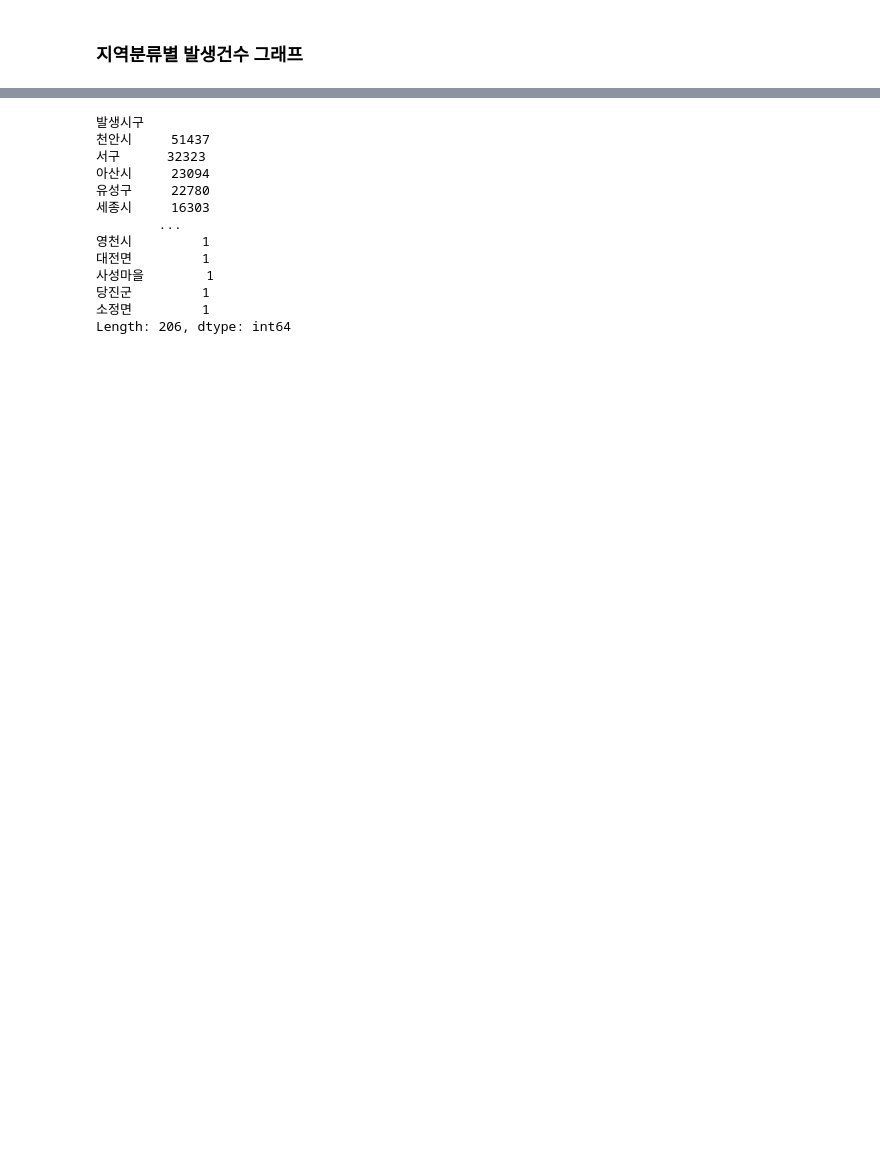
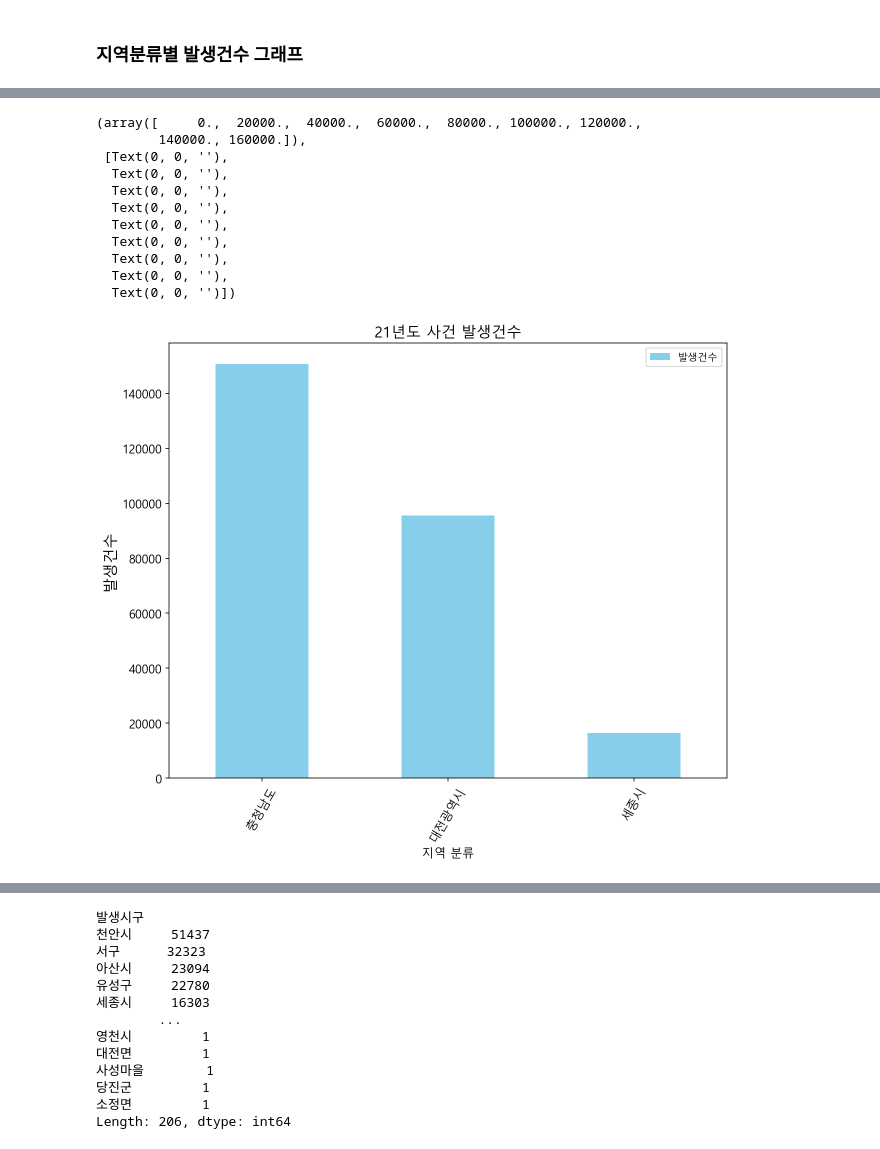
Before and after one commit to Dev1120/ForPolice, a Jupyter notebook: lsg/0204 지치안-연도별 발생건수 시각화.ipynb, the cells around one changed output, grey strips where cells are left out. Cells and saved outputs as stored; diff of their text form; code cells hidden in the pictures; blank space fills up the shorter version.

```diff
--- a/lsg/0204 지치안-연도별 발생건수 시각화.ipynb
+++ b/lsg/0204 지치안-연도별 발생건수 시각화.ipynb
@@ -355,7 +355,20 @@ tt21si.sort_values("발생건수", ascending=False)
 # %%
-tt21si.plot(kind="bar", figsize=(10,10), color="Skyblue")
+tt21si.plot(kind="bar", figsize=(10,8), color="Skyblue")
 plt.xlabel("지역 분류", fontsize=12)
 plt.ylabel("발생건수", fontsize=15)
 plt.title("21년도 사건 발생건수", fontsize=15)
 plt.xticks(rotation = 60, fontsize=12)
 plt.yticks(fontsize=12)
+# %% [output]
+(array([     0.,  20000.,  40000.,  60000.,  80000., 100000., 120000.,
+        140000., 160000.]),
+ [Text(0, 0, ''),
+  Text(0, 0, ''),
+  Text(0, 0, ''),
+  Text(0, 0, ''),
+  Text(0, 0, ''),
+  Text(0, 0, ''),
+  Text(0, 0, ''),
+  Text(0, 0, ''),
+  Text(0, 0, '')])
+[figure, added]
```
Also changed, not shown: parts of 11 cells of this notebook, 3 other files.
